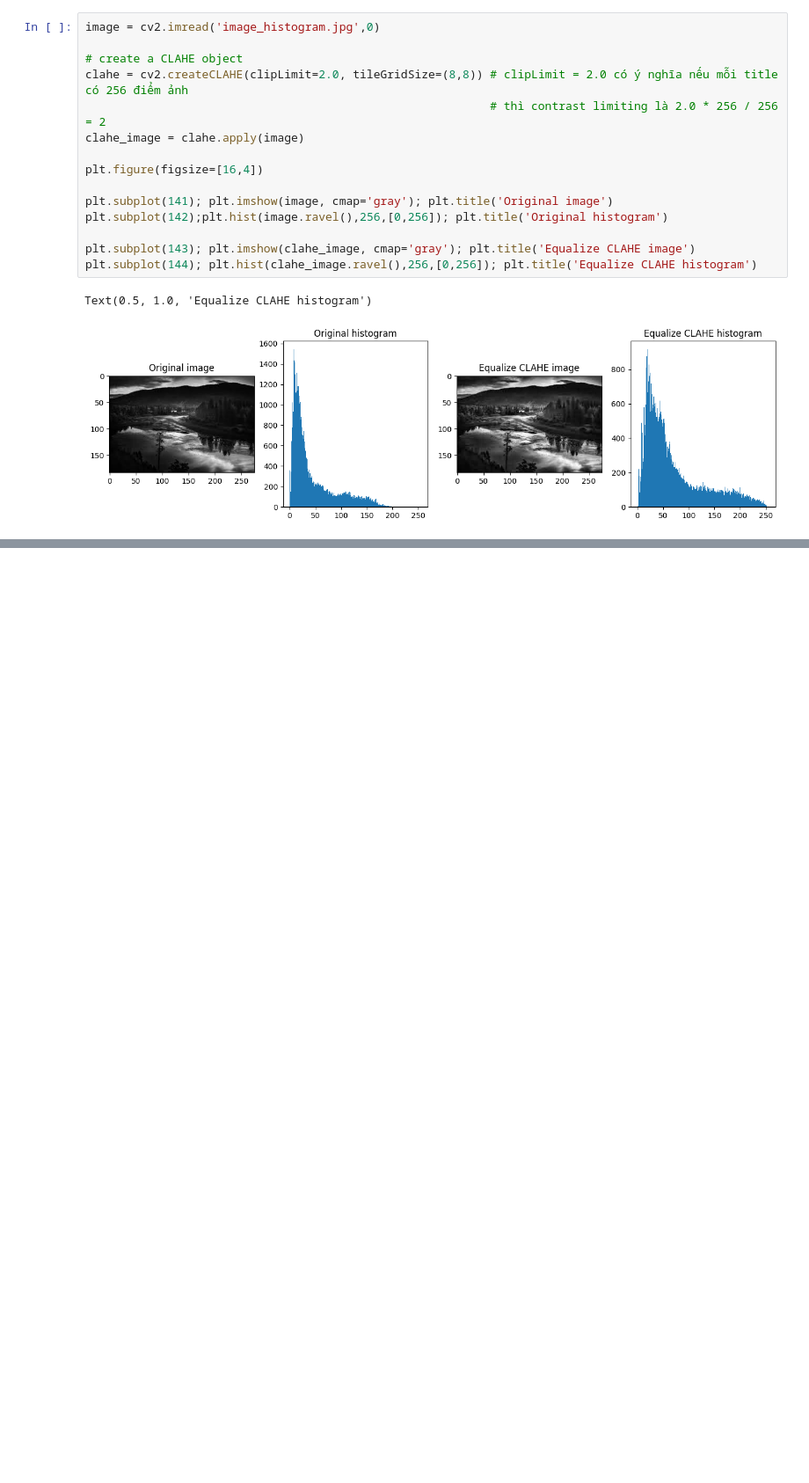
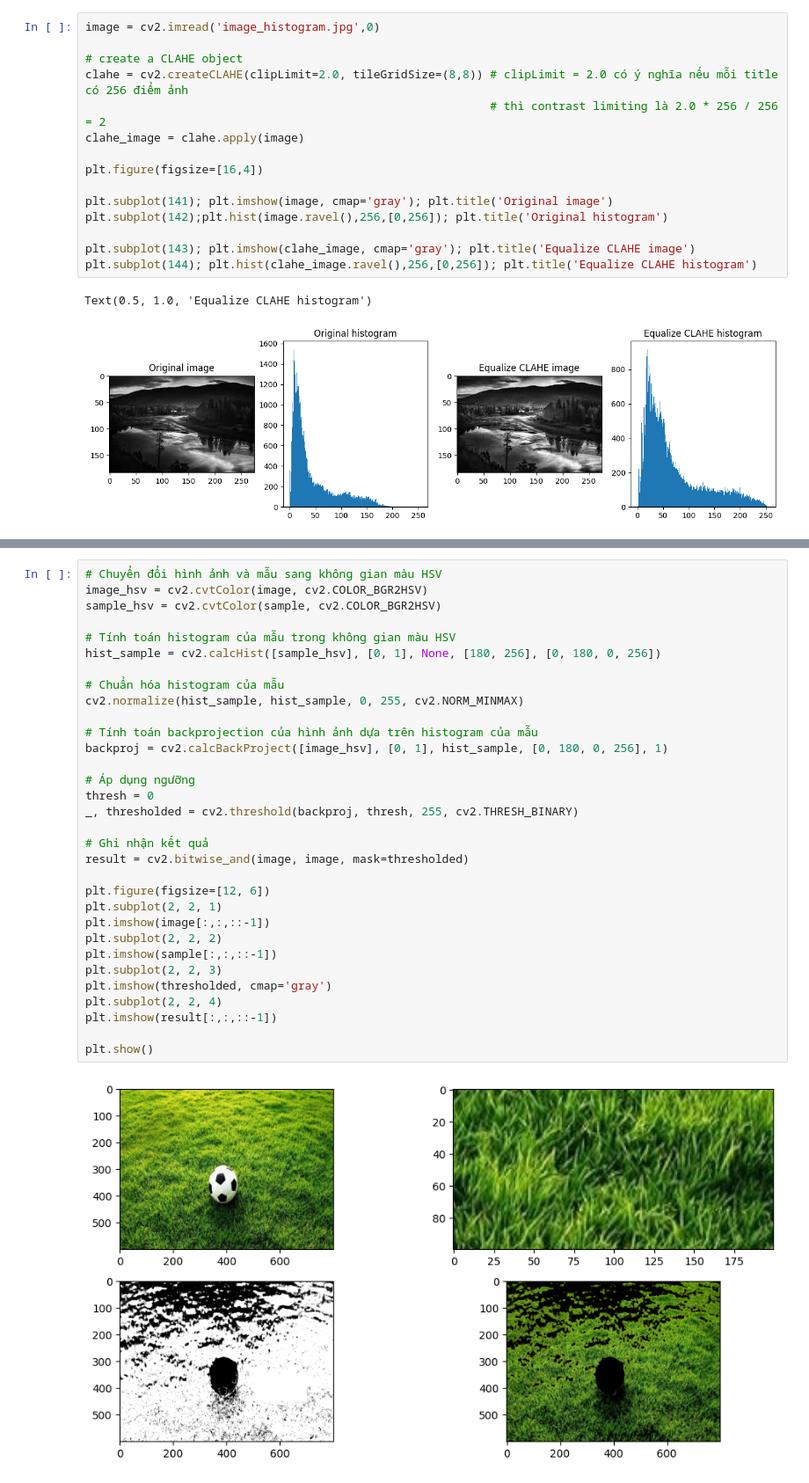
Before and after one commit to pduy395/intern, a Jupyter notebook: Image Processing in OpenCV/Histograms.ipynb, the cells around one changed output, grey strips where cells are left out. Shown at 88% size. Saved outputs shown, nothing was run; the diff lists cells and outputs as text; blank space fills up the shorter version.

```diff
--- a/Image Processing in OpenCV/Histograms.ipynb
+++ b/Image Processing in OpenCV/Histograms.ipynb
@@ -136,0 +198,34 @@ Text(0.5, 1.0, 'Equalize CLAHE histogram')
+# %%
+# Chuyển đổi hình ảnh và mẫu sang không gian màu HSV
+image_hsv = cv2.cvtColor(image, cv2.COLOR_BGR2HSV)
+sample_hsv = cv2.cvtColor(sample, cv2.COLOR_BGR2HSV)
+
+# Tính toán histogram của mẫu trong không gian màu HSV
+hist_sample = cv2.calcHist([sample_hsv], [0, 1], None, [180, 256], [0, 180, 0, 256])
+
+# Chuẩn hóa histogram của mẫu
+cv2.normalize(hist_sample, hist_sample, 0, 255, cv2.NORM_MINMAX)
+
+# Tính toán backprojection của hình ảnh dựa trên histogram của mẫu
+backproj = cv2.calcBackProject([image_hsv], [0, 1], hist_sample, [0, 180, 0, 256], 1)
+
+# Áp dụng ngưỡng
+thresh = 0
+_, thresholded = cv2.threshold(backproj, thresh, 255, cv2.THRESH_BINARY)
+
+# Ghi nhận kết quả
+result = cv2.bitwise_and(image, image, mask=thresholded)
+
+plt.figure(figsize=[12, 6])
+plt.subplot(2, 2, 1)
+plt.imshow(image[:,:,::-1])
+plt.subplot(2, 2, 2)
+plt.imshow(sample[:,:,::-1])
+plt.subplot(2, 2, 3)
+plt.imshow(thresholded, cmap='gray')
+plt.subplot(2, 2, 4)
+plt.imshow(result[:,:,::-1])
+
+plt.show()
+# %% [output]
+[figure, added]
```
Also changed, not shown: parts of 5 cells of this notebook, 4 other files.
